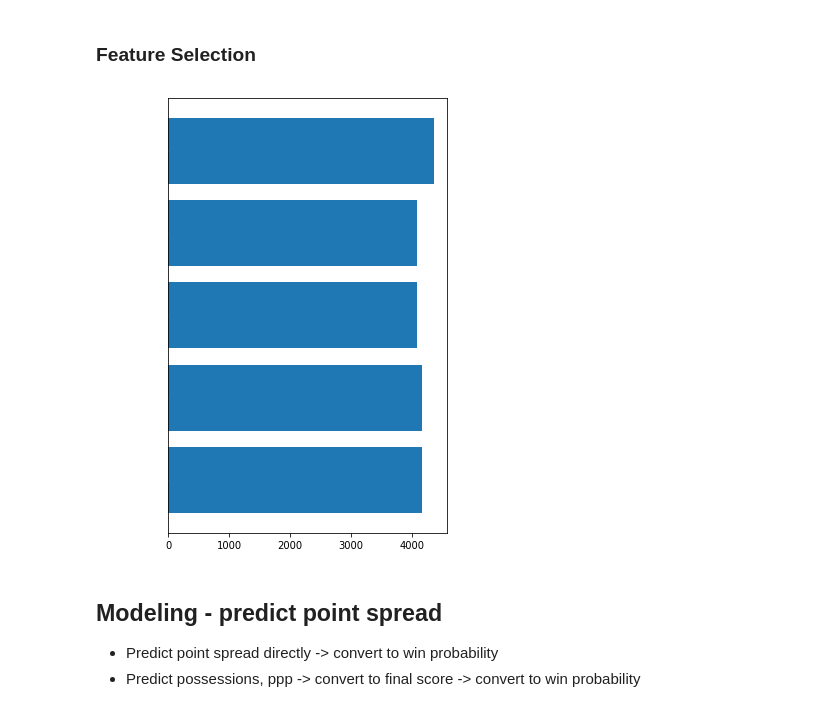
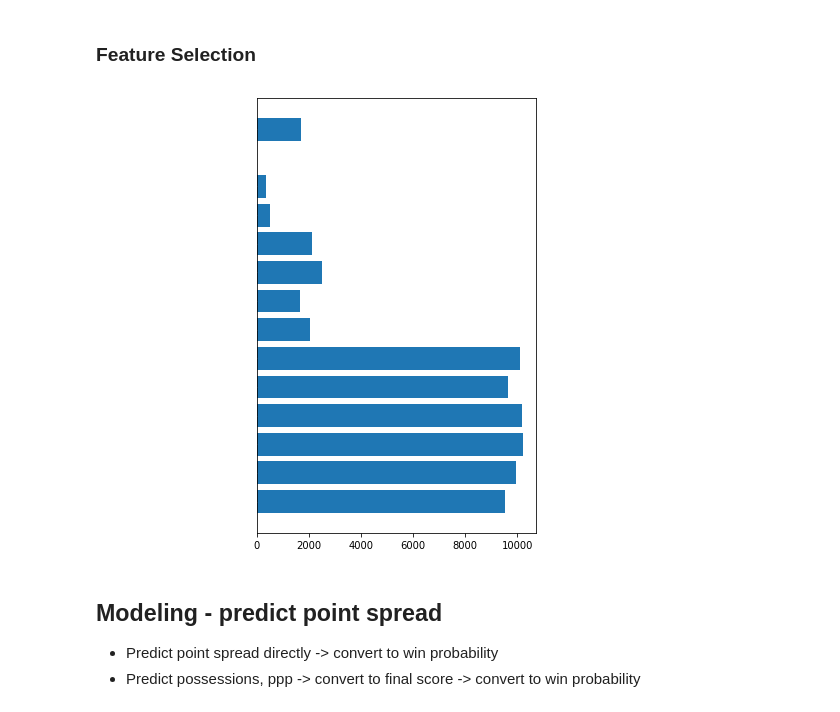
Before and after one commit to jeremypmobley/cbb_data, a Jupyter notebook: Python/cbb_kaggle_2018.ipynb, the cells around one changed output. Drawn from its saved outputs; the diff is of its cells as text; code cells hidden in the pictures.

Commit message:
Continuing development to add opp avg features to train

```diff
--- a/Python/cbb_kaggle_2018.ipynb
+++ b/Python/cbb_kaggle_2018.ipynb
@@ -170,6 +137,0 @@ train['t1_defPPP_rolling_avg_5gm'] = train.groupby(['Season', 't1_TeamID'])[['t2
-# %%
-train['t1_offPPP_ssn_avg'] = train.groupby(['Season', 't1_TeamID'])[['t1_PPP']].shift(1) \
-        .rolling(window=20, min_periods=15).mean()
-# %%
-train = create_rolling_avg_feature(train, "t1_PPP", num_games=5)
-train = create_rolling_avg_feature(train, "t2_PPP", num_games=5)
@@ -332,6 +339,8 @@ all_modeling_fields = ["t1_MAS_rnk_diff",
                        "t1_MOR_rnk_diff",
                        "t1_SAG_rnk_diff",
                        "t1_ssn_avg_off_PPP", "t1_ssn_avg_def_PPP",
+                       "t1_ssn_avg_opp_off_PPP", "t1_ssn_avg_opp_def_PPP",
+                       "t1_ssn_avg_opp_opp_off_PPP", "t1_ssn_avg_opp_opp_def_PPP",
                        "t1_Loc_N",
                        "t1_Loc_H"]
 # %%
@@ -477,16 +490,16 @@ print(estimator.best_score_)
 # %% [markdown]
 ### Feature Selection
 # %%
-importances = feature_selection.f_classif(model_train_df[logistic_model_fields], model_train_df['Result'])
+importances = feature_selection.f_classif(model_train_df[all_modeling_fields], model_train_df['Result'])
 # %%
 fig, ax = plt.subplots(figsize=(5, 8))
 ax.barh(range(len(importances[0])), importances[0])
 ax.tick_params(axis='y', colors='white', labelsize=10)
-ax.set_yticklabels(logistic_model_fields)
-plt.yticks(range(len(importances[0])), logistic_model_fields)
+ax.set_yticklabels(all_modeling_fields)
+plt.yticks(range(len(importances[0])), all_modeling_fields)
 plt.show()
 # %% [output]
-[figure, old version]
+[figure, new version]
 # %% [markdown]
 ## Modeling - predict point spread
 * Predict point spread directly -> convert to win probability
```
Also changed, not shown: parts of 57 cells of this notebook, 1 other file.
